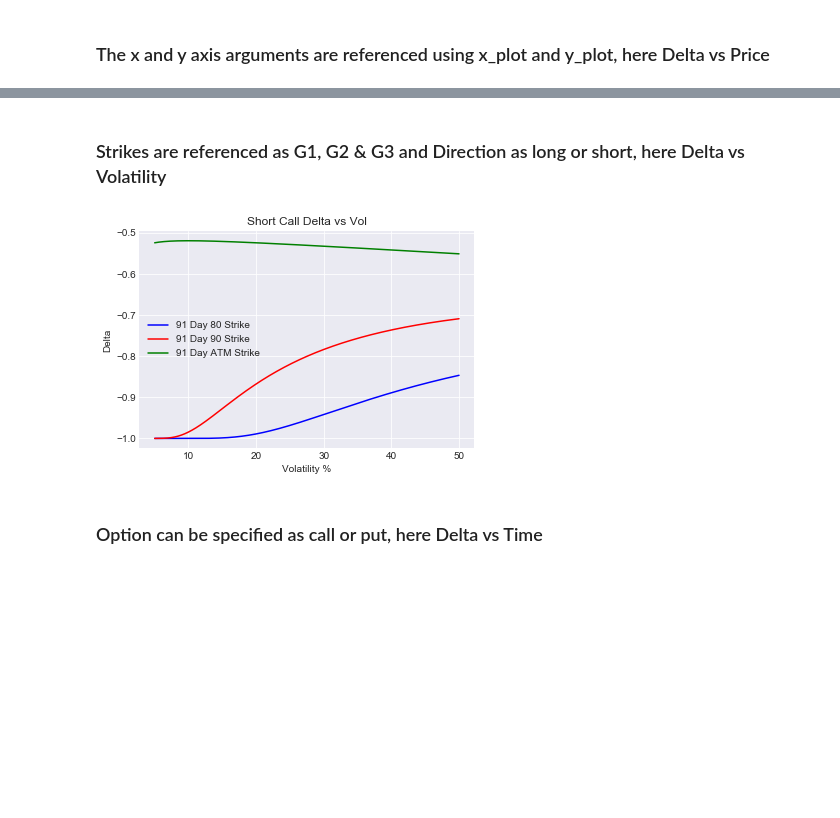
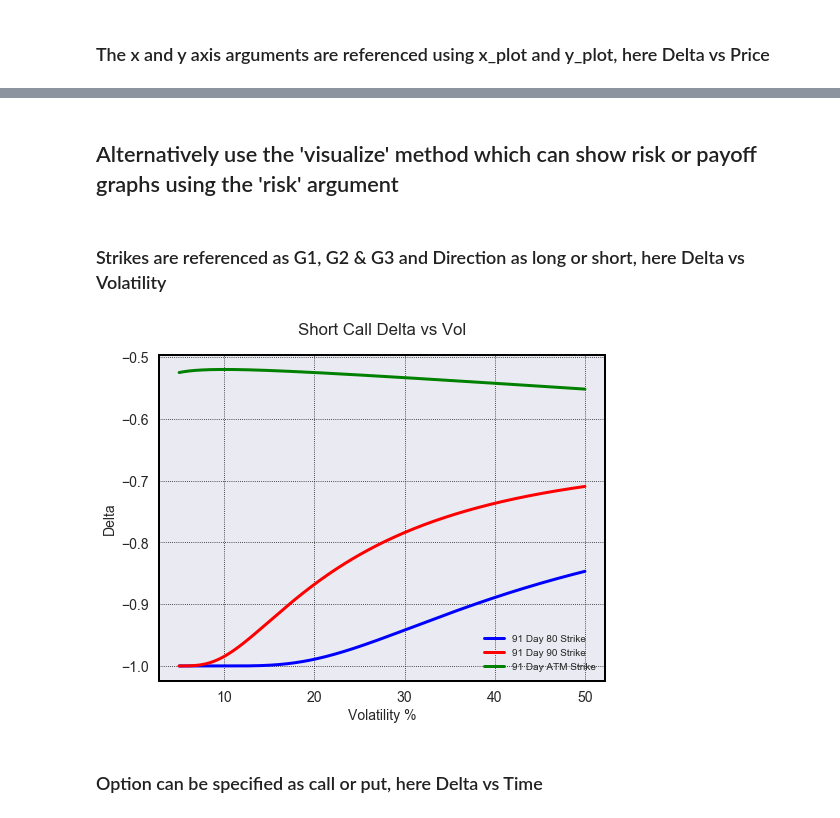
Before and after one commit to GBERESEARCH/optionvisualizer, a Jupyter notebook: notebooks/2D Greeks Graphs.ipynb, the cells around one changed output, grey strips where cells are left out. Drawn from its saved outputs; the diff is of its cells as text; code cells hidden in the pictures; blank space fills up the shorter version.

```diff
--- a/notebooks/2D Greeks Graphs.ipynb
+++ b/notebooks/2D Greeks Graphs.ipynb
@@ -20,9 +20,11 @@ opt.greeks(x_plot='price', y_plot='delta', G1=100, G2=100, G3=100, T1=0.05, T2=0
+# %% [markdown]
+## Alternatively use the 'visualize' method which can show risk or payoff graphs using the 'risk' argument
 # %% [markdown]
 ### Strikes are referenced as G1, G2 & G3 and Direction as long or short, here Delta vs Volatility
 # %%
-opt.greeks(x_plot='vol', y_plot='delta', G1=80, G2=90, G3=100, direction='short')
+opt.visualize(risk=True, x_plot='vol', y_plot='delta', G1=80, G2=90, G3=100, direction='short')
 # %% [output]
-[figure, old version]
+[figure, new version]
 # %% [markdown]
 ### Option can be specified as call or put, here Delta vs Time
 # %%
```
Also changed, not shown: parts of 18 cells of this notebook, 2 other files.
